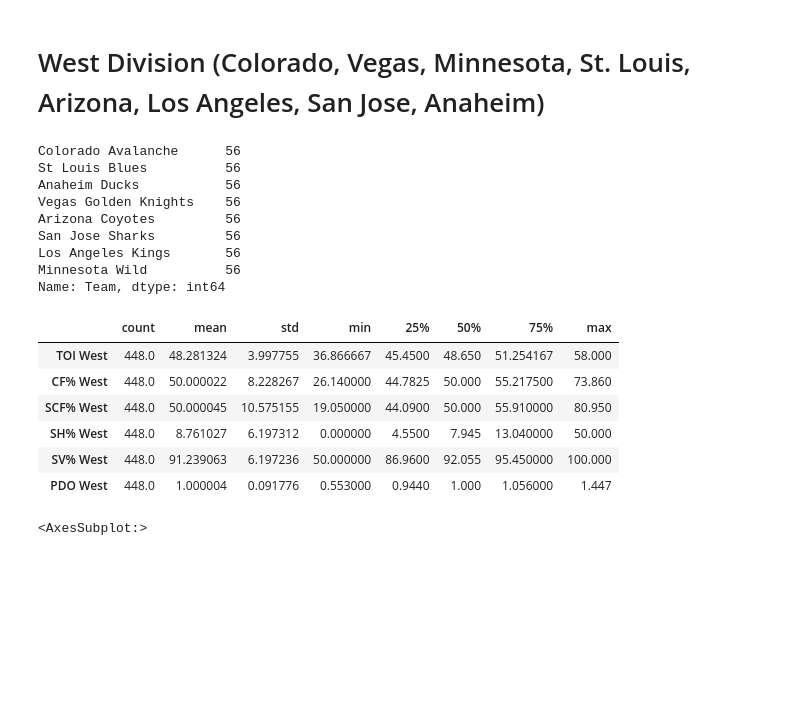
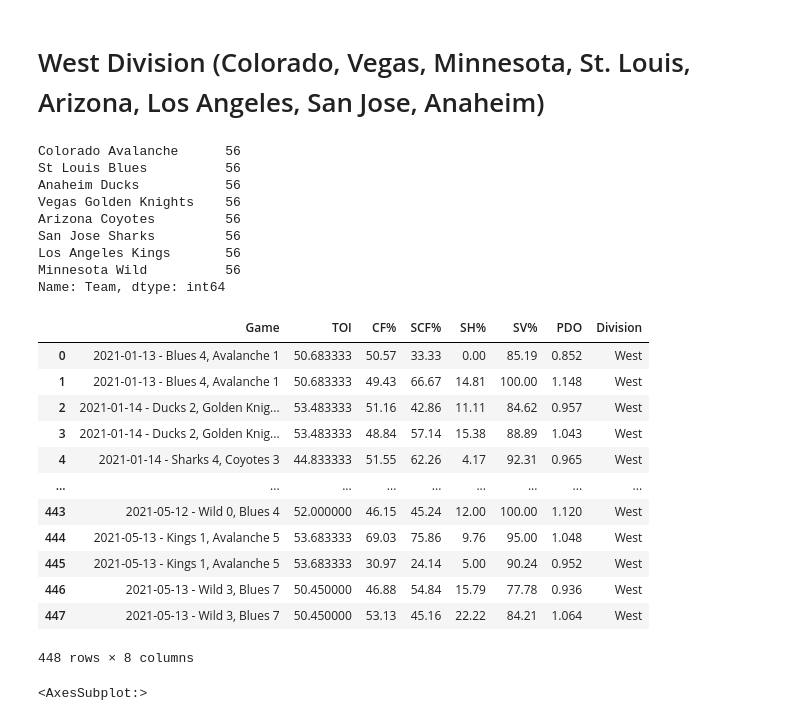
Before and after one commit to data301-2021-winter1/project-group23-project, a Jupyter notebook: notebooks/analysis2.ipynb, the cells around one changed output. Cells and saved outputs as stored; diff of their text form; code cells hidden in the pictures; blank space fills up the shorter version.

Commit message:
Created new column of division and then cleaned up method chains

```diff
--- a/notebooks/analysis2.ipynb
+++ b/notebooks/analysis2.ipynb
@@ -187,35 +223,42 @@ Name: Team, dtype: int64
 # %%
 westdiv1= df.drop(data[data.Team.isin(["Buffalo Sabres", "Boston Bruins", "Carolina Hurricanes",
                                         "Columbus Blue Jackets", "Calgary Flames", "Chicago Blackhawks",  "Dallas Stars", "Detroit Red Wings", "Florida Panthers",
                                        "Nashville Predators", "Pittsburgh Penguins","Tampa Bay Lightning","Edmonton Oilers", "Montreal Canadiens",
                                         "New Jersey Devils", "New York Islanders", "New York Rangers", "Ottawa Senators",
                                         "Philadelphia Flyers", "Toronto Maple Leafs", "Winnipeg Jets", "Washington Capitals","Vancouver Canucks"])].index)
 westdiv= westdiv1.reset_index()
 print(westdiv['Team'].value_counts())
-westdiv= westdiv2.drop(columns = ['Team','index'])
-westdiv = westdiv.rename(columns={'TOI':'TOI West','CF%':'CF% West','SCF%':'SCF% West' , 'SH%' : 'SH% West', 'SV%': 'SV% West' ,'PDO' : 'PDO West'})
-westdiv = westdiv.describe().T#[['mean', 'min', 'max']]
+westdiv= westdiv.drop(columns = ['Team','index'])
+westdiv['Division']='West'
+#westdiv = westdiv.rename(columns={'TOI':'TOI West','CF%':'CF% West','SCF%':'SCF% West' , 'SH%' : 'SH% West', 'SV%': 'SV% West' ,'PDO' : 'PDO West'}) #REMOVE THIS WE DONT NEED IT
+#westdiv = westdiv.describe().T#[['mean', 'min', 'max']]
 #westdiv = westdiv['Division'] = "West Division"
 westdiv
 #westdiv.boxplot()
 #wd = sns.violinplot(x="SV%", y="SH%", data=westdiv)
 # %% [output]
 Colorado Avalanche      56
 St Louis Blues          56
 Anaheim Ducks           56
 Vegas Golden Knights    56
 Arizona Coyotes         56
 San Jose Sharks         56
 Los Angeles Kings       56
 Minnesota Wild          56
 Name: Team, dtype: int64
-|  | count | mean | std | min | 25% | 50% | 75% | max |
-| TOI West | 448.0 | 48.281324 | 3.997755 | 36.866667 | 45.4500 | 48.650 | 51.254167 | 58.000 |
-| CF% West | 448.0 | 50.000022 | 8.228267 | 26.140000 | 44.7825 | 50.000 | 55.217500 | 73.860 |
-| SCF% West | 448.0 | 50.000045 | 10.575155 | 19.050000 | 44.0900 | 50.000 | 55.910000 | 80.950 |
-| SH% West | 448.0 | 8.761027 | 6.197312 | 0.000000 | 4.5500 | 7.945 | 13.040000 | 50.000 |
-| SV% West | 448.0 | 91.239063 | 6.197236 | 50.000000 | 86.9600 | 92.055 | 95.450000 | 100.000 |
-| PDO West | 448.0 | 1.000004 | 0.091776 | 0.553000 | 0.9440 | 1.000 | 1.056000 | 1.447 |
+|  | Game | TOI | CF% | SCF% | SH% | SV% | PDO | Division |
+| 0 | 2021-01-13 - Blues 4, Avalanche 1 | 50.683333 | 50.57 | 33.33 | 0.00 | 85.19 | 0.852 | West |
+| 1 | 2021-01-13 - Blues 4, Avalanche 1 | 50.683333 | 49.43 | 66.67 | 14.81 | 100.00 | 1.148 | West |
+| 2 | 2021-01-14 - Ducks 2, Golden Knig... | 53.483333 | 51.16 | 42.86 | 11.11 | 84.62 | 0.957 | West |
+| 3 | 2021-01-14 - Ducks 2, Golden Knig... | 53.483333 | 48.84 | 57.14 | 15.38 | 88.89 | 1.043 | West |
+| 4 | 2021-01-14 - Sharks 4, Coyotes 3 | 44.833333 | 51.55 | 62.26 | 4.17 | 92.31 | 0.965 | West |
+| ... | ... | ... | ... | ... | ... | ... | ... | ... |
+| 443 | 2021-05-12 - Wild 0, Blues 4 | 52.000000 | 46.15 | 45.24 | 12.00 | 100.00 | 1.120 | West |
+| 444 | 2021-05-13 - Kings 1, Avalanche 5 | 53.683333 | 69.03 | 75.86 | 9.76 | 95.00 | 1.048 | West |
+| 445 | 2021-05-13 - Kings 1, Avalanche 5 | 53.683333 | 30.97 | 24.14 | 5.00 | 90.24 | 0.952 | West |
+| 446 | 2021-05-13 - Wild 3, Blues 7 | 50.450000 | 46.88 | 54.84 | 15.79 | 77.78 | 0.936 | West |
+| 447 | 2021-05-13 - Wild 3, Blues 7 | 50.450000 | 53.13 | 45.16 | 22.22 | 84.21 | 1.064 | West |
+448 rows × 8 columns
 # %%
  westdiv.boxplot(['CF%','SCF%','SH%','SV%','TOI'])
 # %% [output]
```
Also changed, not shown: parts of 5 cells of this notebook, 1 other file.
